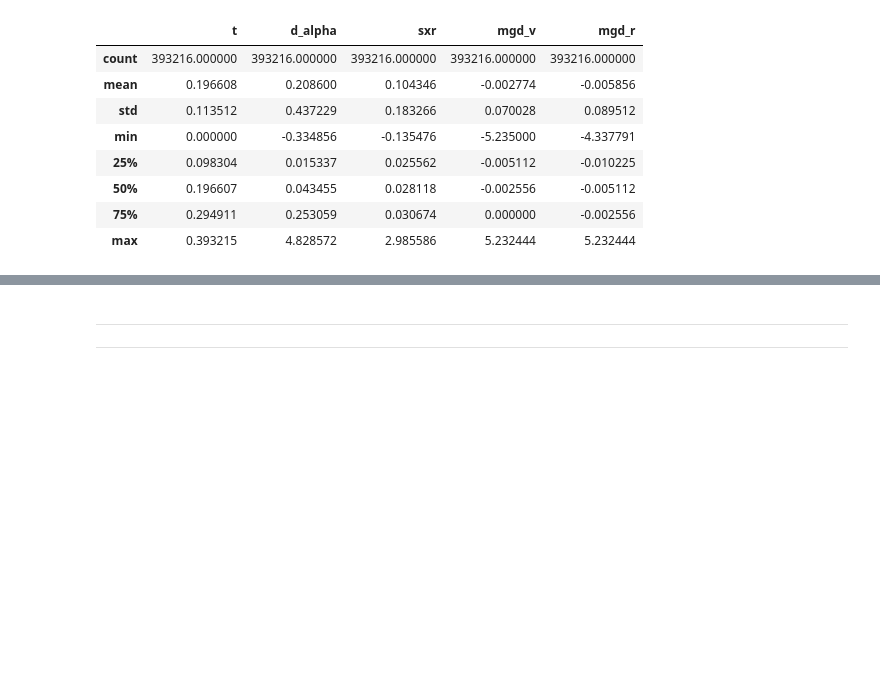
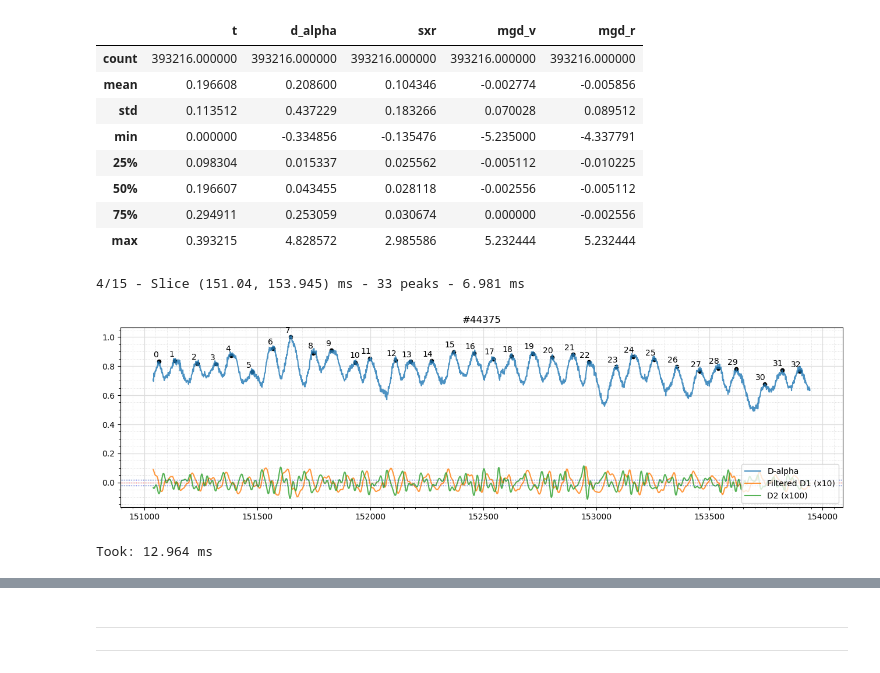
Before and after one commit to feodorrussia/Plasma_analysis, a Jupyter notebook: Marking system.ipynb, the cells around one changed output, grey strips where cells are left out. Drawn from its saved outputs; the diff is of its cells as text; code cells hidden in the pictures; blank space fills up the shorter version.

```diff
--- a/Marking system.ipynb
+++ b/Marking system.ipynb
@@ -428,0 +445,70 @@ def get_groups_naive(arr): # -> groups = {Point: {Delta: [mistake: float, group:
+# %%
+i = 3
+l_edge, r_edge = slices_edges[i]
+
+fig, ax1 = plt.subplots(nrows=1, sharex=True, gridspec_kw={'hspace': 0.2})
+
+fig.set_figwidth(16)
+fig.set_figheight(4)
+
+ax1.set_title(f"#{F_ID}")
+
+b, a = signal.butter(5, 0.1)
+d_alpha_d2f = signal.filtfilt(b, a, np.diff(d_alpha_f))
+
+ax1.plot(range(l_edge, r_edge), d_alpha[l_edge:r_edge], label="D-alpha", alpha=0.8)
+# ax1.plot(range(l_edge, r_edge), d_alpha_d1[l_edge:r_edge], label="Diff 1")
+ax1.plot(range(l_edge, r_edge), d_alpha_f[l_edge:r_edge] * 10, label="Filtered D1 (x10)", alpha=0.8)
+ax1.plot(range(l_edge, r_edge), d_alpha_d2f[l_edge:r_edge] * 100, label="D2 (x100)", alpha=0.8)
+
+coef=1.
+start_time = time.time()
+x = get_d1_crosses(d_alpha_f, d_alpha_d2f, l_edge, r_edge, d1_coef=coef)
+print(f"{i + 1}/{slices_edges.shape[0]} - Slice ({l_edge/1e3}, {r_edge/1e3}) ms - {len(x)} peaks - {(time.time() - start_time)*1e3:.3f} ms")
+ax1.scatter(x, d_alpha[x], s=20, color="black")
+
+# peaks_groups = [[1, 2, 5, 8, 11, 13, 14, 17, 18], [0, 3, 6, 10, 12], [16, 19]]  # for slice (154.265, 159.664) ms - #44375
+# p_c = ["red", "orange", "magenta"]  # , ""
+# peaks_set = set()
+
+# for g_i in range(len(peaks_groups)):
+#     for i in peaks_groups[g_i]:
+#         peaks_set.add(i)
+#         ax1.scatter(x[i], d_alpha[x[i]], s=20, color=p_c[g_i])
+#     m_d = (x[peaks_groups[g_i][-1]] - x[peaks_groups[g_i][0]]) / (len(peaks_groups[g_i]) - 1) / 1e3
+#     print(f"{g_i + 1}/{len(peaks_groups)} Group of peaks - {len(peaks_groups[g_i])} peaks in group - mean delta: {m_d:.3f} ms - freq: {1/m_d:.3f} kHz")
+
+# i = 0
+# while i < len(x):
+#     if i not in peaks_set:
+#         ax1.scatter(x[i], d_alpha[x[i]], s=20, color="black")
+#     i+=1
+
+for i in range(len(x)):
+    num = i
+    d = 0
+    while num > 10:
+        num = num // 10
+        d += 1
+    ax1.annotate(i, (x[i] - 25 - 15 * d, d_alpha[x[i]] + 0.03))
+
+ax1.axhline(d_alpha_f.mean(), color="red", linestyle=':', linewidth=0.8)
+ax1.axhline((d_alpha_f.mean() + d_alpha_f.std()) * 10 * coef, color="green", linestyle=':', linewidth=0.8)
+ax1.axhline((d_alpha_f.mean() - d_alpha_f.std()) * 10 * coef, color="green", linestyle=':', linewidth=0.8)
+ax1.axhline((d_alpha_d2f.mean() + d_alpha_d2f.std()) * 100, color="blue", linestyle=':', linewidth=0.8)
+ax1.axhline((d_alpha_d2f.mean() - d_alpha_d2f.std()) * 100, color="blue", linestyle=':', linewidth=0.8)
+ax1.grid(which='major', color='#DDDDDD', linewidth=0.9)
+ax1.grid(which='minor', color='#DDDDDD', linestyle=':', linewidth=0.7)
+ax1.minorticks_on()
+ax1.xaxis.set_minor_locator(AutoMinorLocator(10))
+ax1.legend(loc='lower right')
+
+plt.show()
+
+start_time = time.time()
+res_groups = get_groups_from_signal(d_alpha_f, d_alpha_d2f, l_edge, r_edge)
+print(f"Took: {(time.time() - start_time)*1e3:.3f} ms")
+# %% [output]
+4/15 - Slice (151.04, 153.945) ms - 33 peaks - 6.981 ms
+[figure, added]
+Took: 12.964 ms
```
Also changed, not shown: parts of 6 cells of this notebook.
